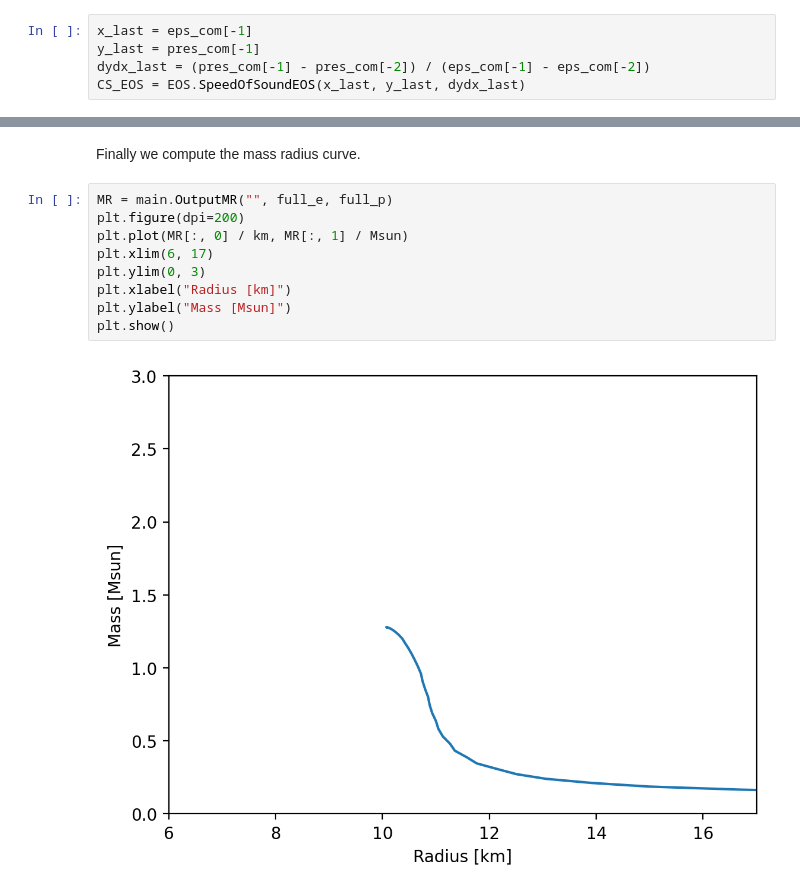
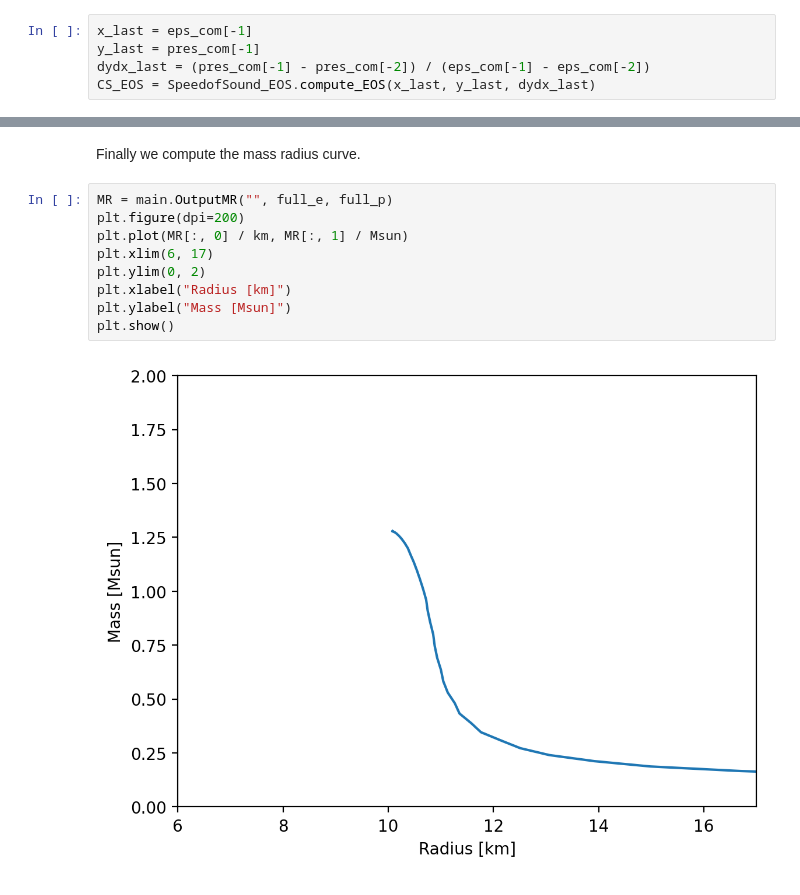
Before and after one commit to ChunHuangPhy/CompactOject, a Jupyter notebook: docs/source/test_EOSgenerators.ipynb, the cells around one changed output, grey strips where cells are left out. Saved outputs shown, nothing was run; the diff lists cells and outputs as text.

```diff
--- a/docs/source/test_EOSgenerators.ipynb
+++ b/docs/source/test_EOSgenerators.ipynb
@@ -362,7 +367,7 @@ the interface EOS, and then connect them with the core EOS.
 x_last = eps_com[-1]
 y_last = pres_com[-1]
 dydx_last = (pres_com[-1] - pres_com[-2]) / (eps_com[-1] - eps_com[-2])
-CS_EOS = EOS.SpeedOfSoundEOS(x_last, y_last, dydx_last)
+CS_EOS = SpeedofSound_EOS.compute_EOS(x_last, y_last, dydx_last)
 # %% [markdown]
 In order to generate the parameters of the Speed of sound EOS, we need a list
 of 5 uniform random numbers between 0 and 1.
@@ -405,11 +410,11 @@ Finally we compute the mass radius curve.
 # %%
 MR = main.OutputMR("", full_e, full_p)
 plt.figure(dpi=200)
 plt.plot(MR[:, 0] / km, MR[:, 1] / Msun)
 plt.xlim(6, 17)
-plt.ylim(0, 3)
+plt.ylim(0, 2)
 plt.xlabel("Radius [km]")
 plt.ylabel("Mass [Msun]")
 plt.show()
 # %% [output]
-[figure, old version]
+[figure, new version]
```
Also changed, not shown: parts of 9 cells of this notebook, 2 other files.
